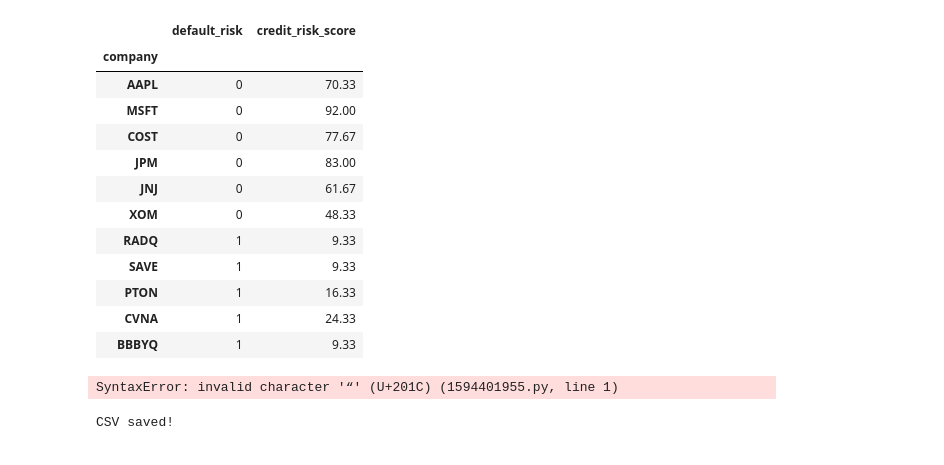
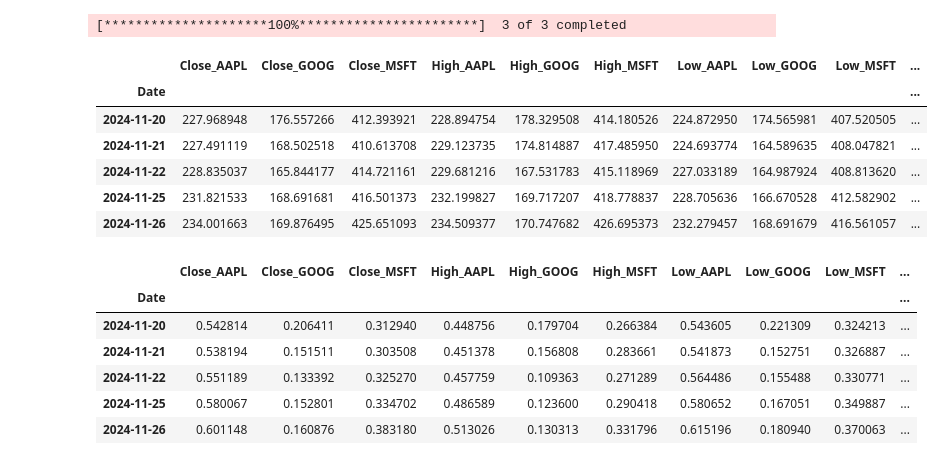
Before and after one commit to Egleb12/credit-risk-ml-model, a Jupyter notebook: credit-risk-model.ipynb, the cells around one changed output. Drawn from its saved outputs; the diff is of its cells as text; code cells hidden in the pictures.

```diff
--- a/credit-risk-model.ipynb
+++ b/credit-risk-model.ipynb
@@ -750,26 +8,0 @@ ratios_clean.to_csv("credit_risk_results.csv", index=True)
-# %%
-import pandas as pd
-import numpy as np
-
-data = {
-    "company": ["AAPL", "MSFT", "COST", "JPM", "JNJ", "XOM", "RADQ", "SAVE", "PTON", "CVNA", "BBBYQ"],
-    "default_risk": [0,0,0,0,0,0,1,1,1,1,1],
-    "credit_risk_score": [70.33, 92.0, 77.67, 83.0, 61.67, 48.33, 9.33, 9.33, 16.33, 24.33, 9.33]
-}
-
-ratios_clean = pd.DataFrame(data).set_index("company")
-ratios_clean
-# %% [output]
-|  | default_risk | credit_risk_score |
-| company |  |  |
-| AAPL | 0 | 70.33 |
-| MSFT | 0 | 92.00 |
-| COST | 0 | 77.67 |
-| JPM | 0 | 83.00 |
-| JNJ | 0 | 61.67 |
-| XOM | 0 | 48.33 |
-| RADQ | 1 | 9.33 |
-| SAVE | 1 | 9.33 |
-| PTON | 1 | 16.33 |
-| CVNA | 1 | 24.33 |
-| BBBYQ | 1 | 9.33 |
@@ -778,8 +9,37 @@ ratios_clean.to_csv("credit_risk_results.csv", index=True)
-# %%
-“CSV saved!”
-# %% [output]
-SyntaxError: invalid character '“' (U+201C) (1594401955.py, line 1)
-# %%
-print("CSV saved!")
-# %% [output]
-CSV saved!
+# %%
+tickers = ["AAPL", "MSFT", "GOOG"]
+
+df = yf.download(tickers, period="1y")
+
+# Flatten MultiIndex columns
+df.columns = ['_'.join(col).strip() for col in df.columns]
+
+df.head()
+# %% [output]
+[*********************100%***********************]  3 of 3 completed
+|  | Close_AAPL | Close_GOOG | Close_MSFT | High_AAPL | High_GOOG | High_MSFT | Low_AAPL | Low_GOOG | Low_MSFT | ... |
+| Date |  |  |  |  |  |  |  |  |  | ... |
+| 2024-11-20 | 227.968948 | 176.557266 | 412.393921 | 228.894754 | 178.329508 | 414.180526 | 224.872950 | 174.565981 | 407.520505 | ... |
+| 2024-11-21 | 227.491119 | 168.502518 | 410.613708 | 229.123735 | 174.814887 | 417.485950 | 224.693774 | 164.589635 | 408.047821 | ... |
+| 2024-11-22 | 228.835037 | 165.844177 | 414.721161 | 229.681216 | 167.531783 | 415.118969 | 227.033189 | 164.987924 | 408.813620 | ... |
+| 2024-11-25 | 231.821533 | 168.691681 | 416.501373 | 232.199827 | 169.717207 | 418.778837 | 228.705636 | 166.670528 | 412.582902 | ... |
+| 2024-11-26 | 234.001663 | 169.876495 | 425.651093 | 234.509377 | 170.747682 | 426.695373 | 232.279457 | 168.691679 | 416.561057 | ... |
+# %%
+numeric_cols = df.select_dtypes(include=np.number).columns
+
+scaler = MinMaxScaler()
+df_scaled = pd.DataFrame(
+    scaler.fit_transform(df[numeric_cols]),
+    columns=numeric_cols,
+    index=df.index
+)
+
+df_scaled.head()
+# %% [output]
+|  | Close_AAPL | Close_GOOG | Close_MSFT | High_AAPL | High_GOOG | High_MSFT | Low_AAPL | Low_GOOG | Low_MSFT | ... |
+| Date |  |  |  |  |  |  |  |  |  | ... |
+| 2024-11-20 | 0.542814 | 0.206411 | 0.312940 | 0.448756 | 0.179704 | 0.266384 | 0.543605 | 0.221309 | 0.324213 | ... |
+| 2024-11-21 | 0.538194 | 0.151511 | 0.303508 | 0.451378 | 0.156808 | 0.283661 | 0.541873 | 0.152751 | 0.326887 | ... |
+| 2024-11-22 | 0.551189 | 0.133392 | 0.325270 | 0.457759 | 0.109363 | 0.271289 | 0.564486 | 0.155488 | 0.330771 | ... |
+| 2024-11-25 | 0.580067 | 0.152801 | 0.334702 | 0.486589 | 0.123600 | 0.290418 | 0.580652 | 0.167051 | 0.349887 | ... |
+| 2024-11-26 | 0.601148 | 0.160876 | 0.383180 | 0.513026 | 0.130313 | 0.331796 | 0.615196 | 0.180940 | 0.370063 | ... |
```
Also changed, not shown: parts of 46 cells of this notebook, 1 other file.
